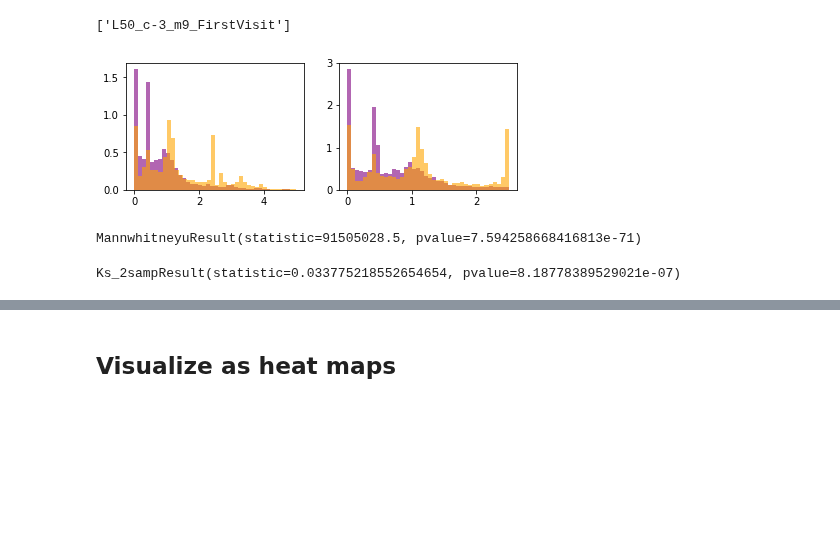
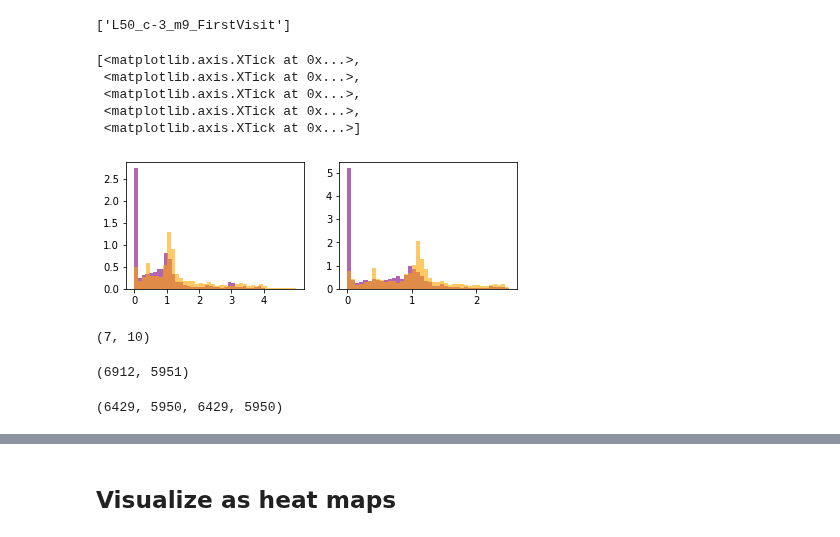
Before and after one commit to itsMahad/ManducaMultiSenseFeeding, a Jupyter notebook: P3-HistrogramsHeatMaps.ipynb, the cells around one changed output, grey strips where cells are left out. Cells and saved outputs as stored; diff of their text form; code cells hidden in the pictures; blank space fills up the shorter version.

Commit message:
reRan stats on smaller dataset before submission

```diff
--- a/P3-HistrogramsHeatMaps.ipynb
+++ b/P3-HistrogramsHeatMaps.ipynb
@@ -106,6 +106,7 @@ mothAnnotation.head()
 | 3 | L0.1_c-3_m5_Lastvisit | YES with removal | NaN | NaN |
 | 4 | L0.1_c-3_m8_FirstVisit | NO | YES | NaN |
 # %%
-mothToBeRemoved = mothAnnotation.loc[(mothAnnotation.Tracking == 'NO') &
-                                     (mothAnnotation.WithManualTracking == 'NO'),
-                                     'name']
+mothToBeRemoved = mothAnnotation.loc[(mothAnnotation.Tracking != 'YES')
+#                                      &
+#                                      (mothAnnotation.WithManualTracking == 'NO')
+                                     , 'name']
@@ -154,31 +159,37 @@ for files in filelist:
 # %%
 f, ax = plt.subplots(1, 2, figsize = (7,7/3))
 ax = ax.ravel()
 
 for limit, axes, in zip([5, 2.5], ax):
     r_high = [i for i in radial_distance_high if i < limit]
     r_low = [i for i in radial_distance_low if i < limit]
 #         kernel = stats.gaussian_kde(r)
 #         kernel.set_bandwidth(kernel.factor/3)
     histogram, positions, _ = axes.hist(r_low, bins = 40, density = True,
                                         color = 'purple',
                                        alpha = 0.6)
 
     histogram, positions, _ = axes.hist(r_high, bins = 40, density = True,
                                         color = 'orange',
                                        alpha = 0.6)
-# plt.savefig('./dataFolders/Output/Proboscis/Plots/RepresentativePlots/Histogram_RadialPosition.pdf')
+ax[0].set_xticks([0, 1, 2, 3, 4])
+# plt.savefig('./dataFolders/Output/Proboscis/Plots/RepresentativePlots/Histogram_RadialPosition_smallerSubset.pdf')
 # %% [output]
+[<matplotlib.axis.XTick at 0x...>,
+ <matplotlib.axis.XTick at 0x...>,
+ <matplotlib.axis.XTick at 0x...>,
+ <matplotlib.axis.XTick at 0x...>,
+ <matplotlib.axis.XTick at 0x...>]
-[figure, old version]
+[figure, new version]
 # %%
 limit = 5
 r_high = [i for i in radial_distance_high if i < limit]
 r_low = [i for i in radial_distance_low if i < limit]
+# %%
+len(name_high), len(name_low)
+# %% [output]
+(7, 10)
 # %%
-stats.mannwhitneyu(~np.isnan(radial_distance_high), ~np.isnan(radial_distance_low))
+len(~np.isnan(radial_distance_high)), len(~np.isnan(radial_distance_low))
 # %% [output]
-MannwhitneyuResult(statistic=91505028.5, pvalue=7.594258668416813e-71)
+(6912, 5951)
-# %%
-stats.ks_2samp(~np.isnan(radial_distance_high), ~np.isnan(radial_distance_low))
-# %% [output]
-Ks_2sampResult(statistic=0.033775218552654654, pvalue=8.18778389529021e-07)
@@ -184,0 +199,4 @@ Ks_2sampResult(statistic=0.033775218552654654, pvalue=8.18778389529021e-07)
+# %%
+len(r_high), len(r_low), len(newlist_high), len(newlist_low)
+# %% [output]
+(6429, 5950, 6429, 5950)
```
Also changed, not shown: parts of 5 cells of this notebook.
